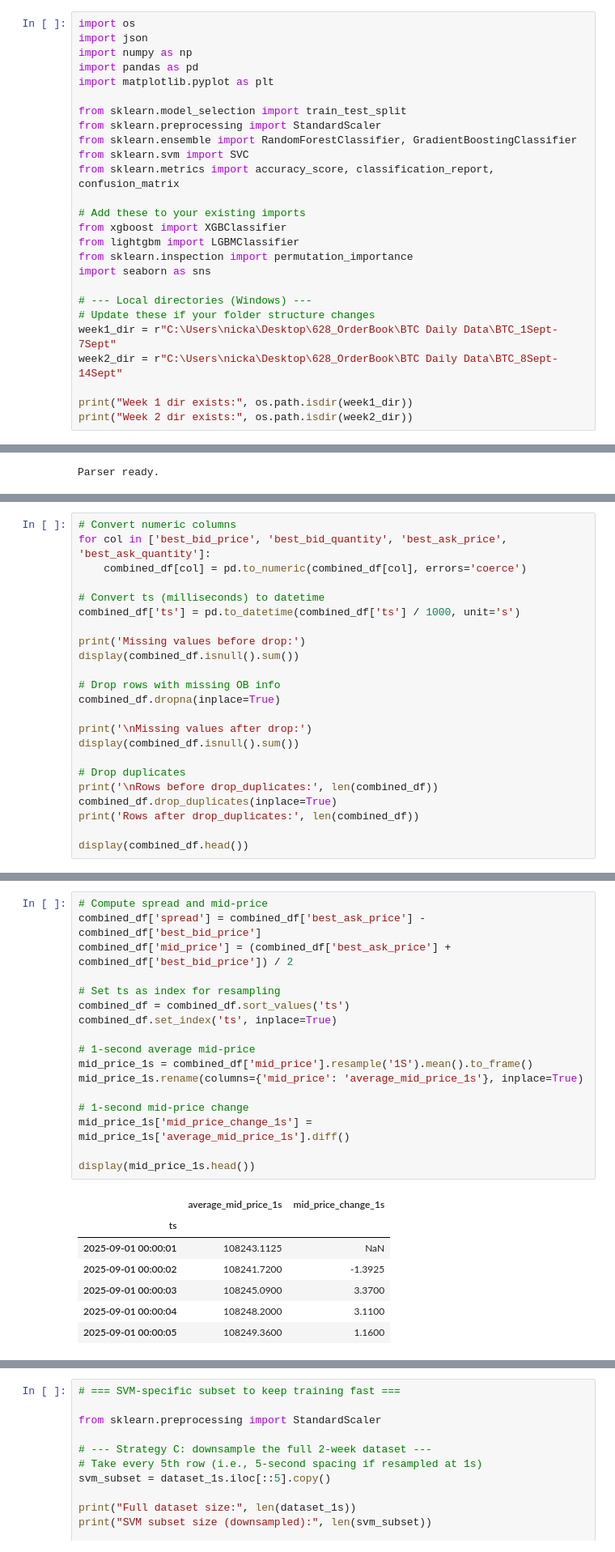
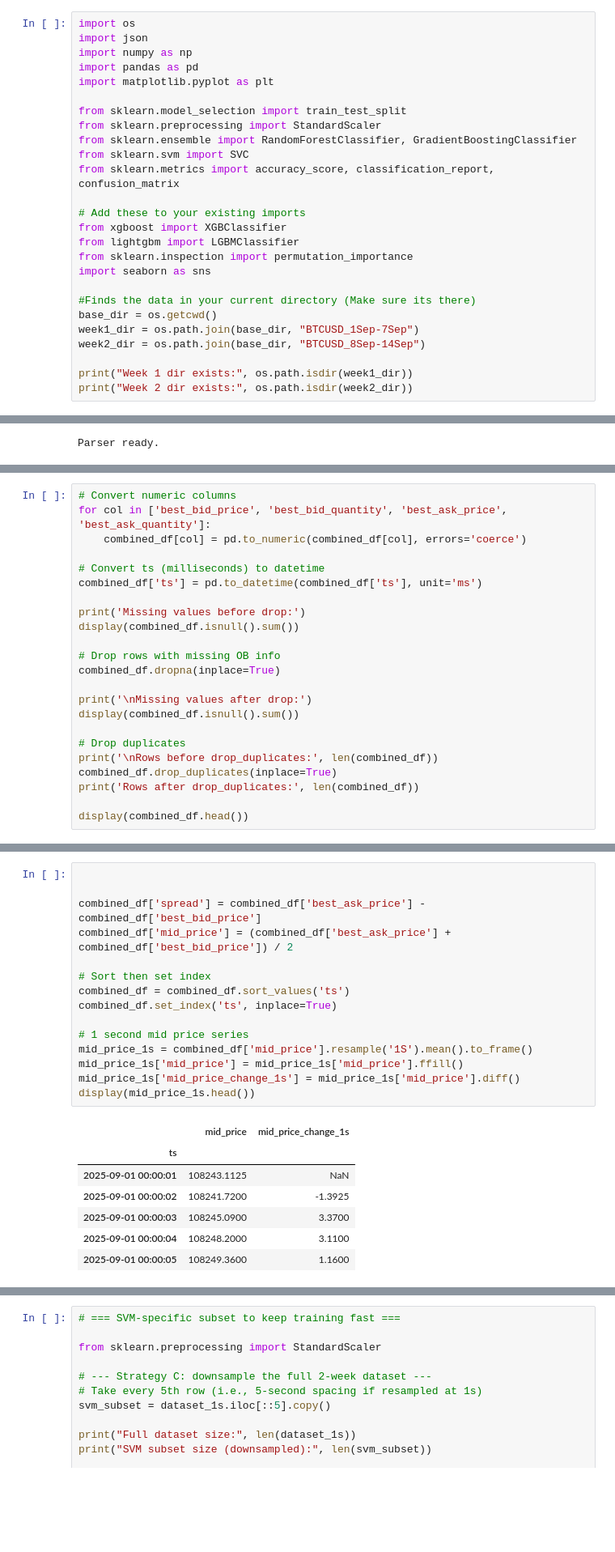
Before and after one commit to DrDynamist/orderbook_Predictions, a Jupyter notebook: 628_Project_local_1.ipynb, the cells around one changed output, grey strips where cells are left out. Shown at 81% size. Cells and saved outputs as stored; diff of their text form; blank space fills up the shorter version.

```diff
--- a/628_Project_local_1.ipynb
+++ b/628_Project_local_1.ipynb
@@ -29,10 +29,10 @@ from lightgbm import LGBMClassifier
 from sklearn.inspection import permutation_importance
 import seaborn as sns
 
-# --- Local directories (Windows) ---
-# Update these if your folder structure changes
-week1_dir = r"C:\Users\nicka\Desktop\628_OrderBook\BTC Daily Data\BTC_1Sept-7Sept"
-week2_dir = r"C:\Users\nicka\Desktop\628_OrderBook\BTC Daily Data\BTC_8Sept-14Sept"
+#Finds the data in your current directory (Make sure its there)
+base_dir = os.getcwd()
+week1_dir = os.path.join(base_dir, "BTCUSD_1Sep-7Sep")
+week2_dir = os.path.join(base_dir, "BTCUSD_8Sep-14Sep")
 
 print("Week 1 dir exists:", os.path.isdir(week1_dir))
 print("Week 2 dir exists:", os.path.isdir(week2_dir))
@@ -160,7 +159,7 @@ for col in ['best_bid_price', 'best_bid_quantity', 'best_ask_price', 'best_ask_q
     combined_df[col] = pd.to_numeric(combined_df[col], errors='coerce')
 
 # Convert ts (milliseconds) to datetime
-combined_df['ts'] = pd.to_datetime(combined_df['ts'] / 1000, unit='s')
+combined_df['ts'] = pd.to_datetime(combined_df['ts'], unit='ms')
 
 print('Missing values before drop:')
 display(combined_df.isnull().sum())
@@ -203,22 +202,20 @@ Rows after drop_duplicates: 5797620
 # %%
-# Compute spread and mid-price
+
+
 combined_df['spread'] = combined_df['best_ask_price'] - combined_df['best_bid_price']
 combined_df['mid_price'] = (combined_df['best_ask_price'] + combined_df['best_bid_price']) / 2
 
-# Set ts as index for resampling
+# Sort then set index
 combined_df = combined_df.sort_values('ts')
 combined_df.set_index('ts', inplace=True)
 
-# 1-second average mid-price
+# 1 second mid price series
 mid_price_1s = combined_df['mid_price'].resample('1S').mean().to_frame()
-mid_price_1s.rename(columns={'mid_price': 'average_mid_price_1s'}, inplace=True)
-
-# 1-second mid-price change
-mid_price_1s['mid_price_change_1s'] = mid_price_1s['average_mid_price_1s'].diff()
-
+mid_price_1s['mid_price'] = mid_price_1s['mid_price'].ffill()
+mid_price_1s['mid_price_change_1s'] = mid_price_1s['mid_price'].diff()
 display(mid_price_1s.head())
 # %% [output]
-|  | average_mid_price_1s | mid_price_change_1s |
+|  | mid_price | mid_price_change_1s |
 | ts |  |  |
 | 2025-09-01 00:00:01 | 108243.1125 | NaN |
 | 2025-09-01 00:00:02 | 108241.7200 | -1.3925 |
```
Also changed, not shown: parts of 8 cells of this notebook, 1 other file.
